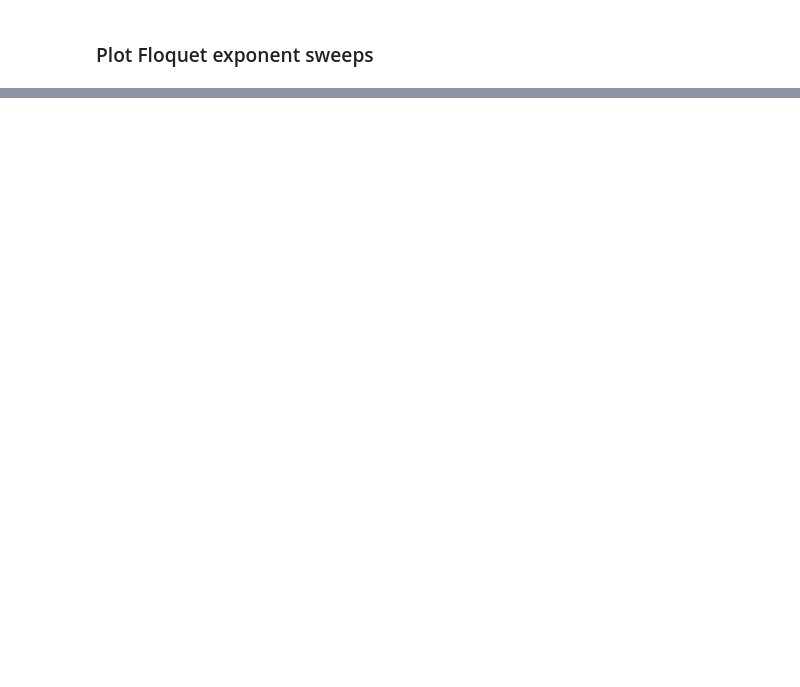
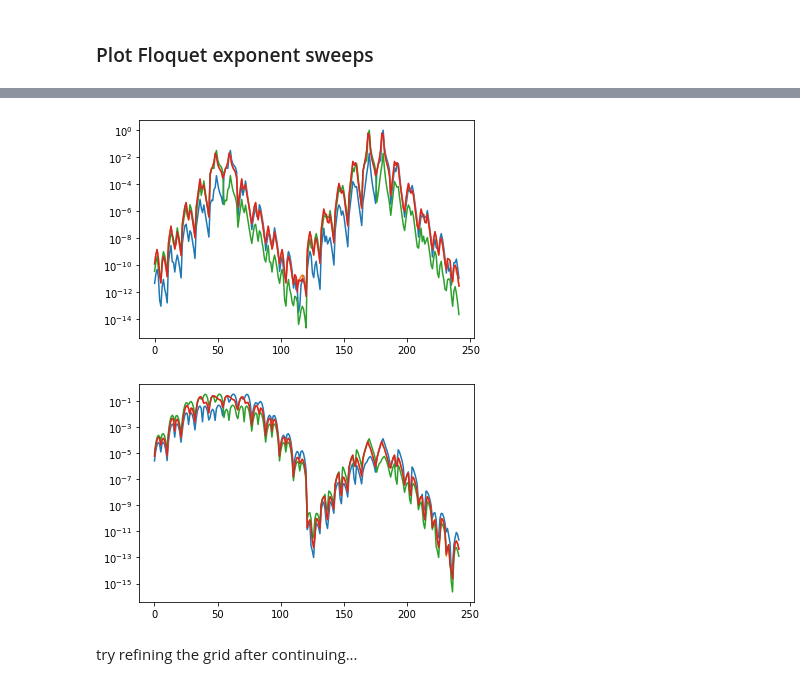
Before and after one commit to znicolaou/faraday, a Jupyter notebook: viscid_notebook.ipynb, the cells around one changed output, grey strips where cells are left out. Cells and saved outputs as stored; diff of their text form; code cells hidden in the pictures; blank space fills up the shorter version.

```diff
--- a/viscid_notebook.ipynb
+++ b/viscid_notebook.ipynb
@@ -565,29 +115,0 @@ print(omega_inviscid,np.einsum("kKlLmMnN,KLMN,klmn",E,v,w))
-# %%
-start=timeit.default_timer()
-
-domega=1e-1
-omega=omega_inviscid
-itmax=100
-for i in range(itmax):
-    E=viscid.viscid_mat(omega,args)
-    dE=(viscid.viscid_mat(omega+domega,args)-E)/domega
-    omega=omega-np.einsum("kKlLmMnN,KLMN,klmn",E,v,w)/np.einsum("kKlLmMnN,KLMN,klmn",dE,v,w)
-    flat=np.transpose(E,(0,2,4,6,1,3,5,7)).reshape((3*(2*args.Nt+1)*(2*args.Nx+1)*(2*args.Ny+1),3*(2*args.Nt+1)*(2*args.Nx+1)*(2*args.Ny+1)))
-    try:
-        xi=solve(flat, np.einsum("kKlLmMnN,KLMN",dE,v).reshape(3*(2*args.Nt+1)*(2*args.Nx+1)*(2*args.Ny+1))).reshape(3,(2*args.Nt+1),(2*args.Nx+1),(2*args.Ny+1))
-        zeta=solve(flat.T, np.einsum("kKlLmMnN,klmn",dE,w).reshape(3*(2*args.Nt+1)*(2*args.Nx+1)*(2*args.Ny+1))).reshape(3,(2*args.Nt+1),(2*args.Nx+1),(2*args.Ny+1))
-        v=xi/np.linalg.norm(xi)
-        w=zeta/np.linalg.norm(zeta)
-    except LinAlgWarning:
-        print('convergence')
-        omega=omega-np.einsum("kKlLmMnN,KLMN,klmn",E,v,w)/np.einsum("kKlLmMnN,KLMN,klmn",dE,v,w)
-        e1=np.linalg.norm(np.einsum("kKlLmMnN,KLMN",E,v))
-        e2=np.linalg.norm(np.einsum("kKlLmMnN,klmn",E,w))
-        print(e1,e2,omega,flush=True)
-        break
-
-    e1=np.linalg.norm(np.einsum("kKlLmMnN,KLMN",E,v))
-    e2=np.linalg.norm(np.einsum("kKlLmMnN,klmn",E,w))
-    print(e1,e2,omega,flush=True)
-stop=timeit.default_timer()
-print(stop-start)
@@ -869,0 +170,19 @@ plt.plot(np.imag(np.load('data/test_99evals_cont1.npy')))
+# %%
+sweep=0
+ind=-1
+evals=np.load(filebase+'_'+str(sweep)+'_'+'evals.npy')
+vs,ws=np.load(filebase+'_'+str(sweep)+'_'+'evecs.npy')
+pars=np.load(filebase+'_'+str(sweep)+'_'+'pars.npy')
+for v in vs[:,ind]:
+    plt.plot(np.abs(v))
+plt.yscale('log')
+plt.show()
+for w in ws[:,ind]:
+    plt.plot(np.abs(w))
+plt.yscale('log')
+plt.show()
+# %% [output]
+[figure, added]
+[figure, added]
+# %% [markdown]
+try refining the grid after continuing...
```
Also changed, not shown: parts of 70 cells of this notebook, 8 other files.
